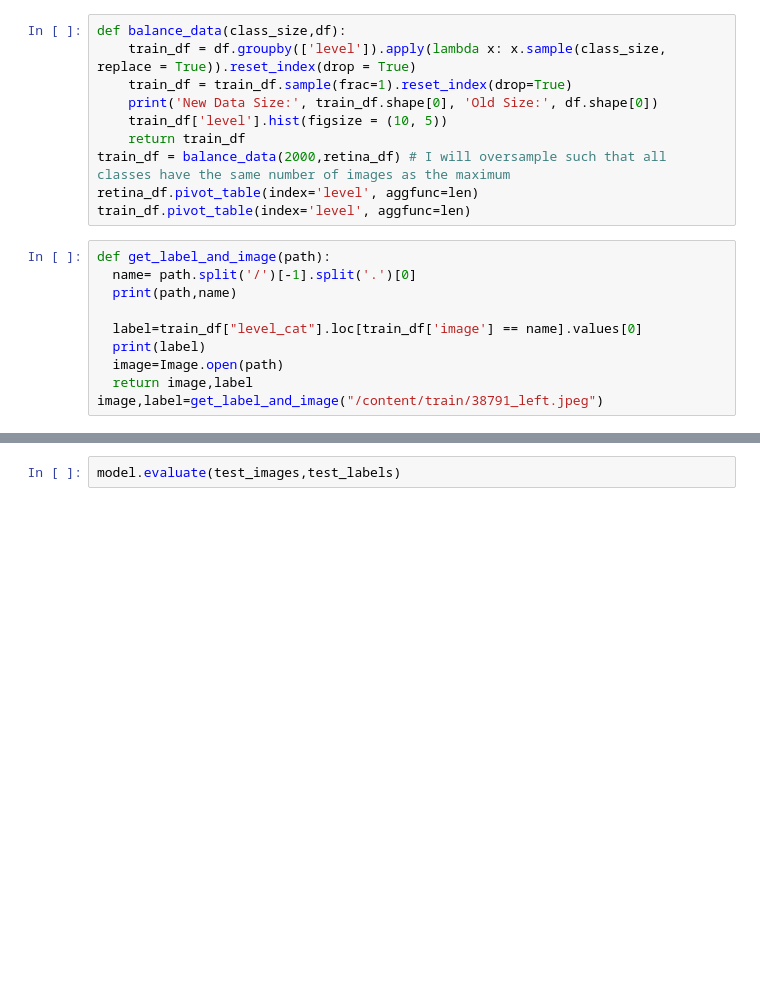
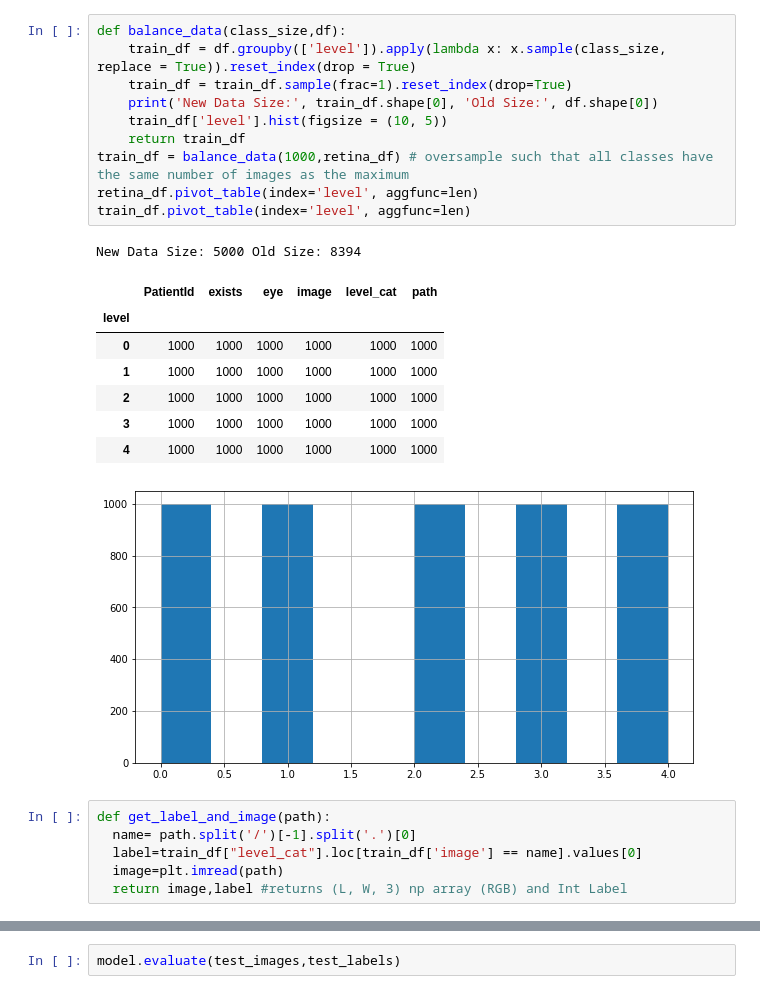
Before and after one commit to Muhammad-Al-Barbary/DR-Detection, a Jupyter notebook: InceptionResNet Training.ipynb, the cells around one changed output, grey strips where cells are left out. Drawn from its saved outputs; the diff is of its cells as text; blank space fills up the shorter version.

Commit message:
training notebook for colab

```diff
--- a/InceptionResNet Training.ipynb
+++ b/InceptionResNet Training.ipynb
@@ -74,21 +88,27 @@ retina_df.sample(10)
 # %%
 def balance_data(class_size,df):
     train_df = df.groupby(['level']).apply(lambda x: x.sample(class_size, replace = True)).reset_index(drop = True)
     train_df = train_df.sample(frac=1).reset_index(drop=True)
     print('New Data Size:', train_df.shape[0], 'Old Size:', df.shape[0])
     train_df['level'].hist(figsize = (10, 5))
     return train_df
-train_df = balance_data(2000,retina_df) # I will oversample such that all classes have the same number of images as the maximum
+train_df = balance_data(1000,retina_df) # oversample such that all classes have the same number of images as the maximum
 retina_df.pivot_table(index='level', aggfunc=len)
 train_df.pivot_table(index='level', aggfunc=len)
+# %% [output]
+New Data Size: 5000 Old Size: 8394
+|  | PatientId | exists | eye | image | level_cat | path |
+| level |  |  |  |  |  |  |
+| 0 | 1000 | 1000 | 1000 | 1000 | 1000 | 1000 |
+| 1 | 1000 | 1000 | 1000 | 1000 | 1000 | 1000 |
+| 2 | 1000 | 1000 | 1000 | 1000 | 1000 | 1000 |
+| 3 | 1000 | 1000 | 1000 | 1000 | 1000 | 1000 |
+| 4 | 1000 | 1000 | 1000 | 1000 | 1000 | 1000 |
+[figure, added]
 # %%
 def get_label_and_image(path):
   name= path.split('/')[-1].split('.')[0]
-  print(path,name)
-
   label=train_df["level_cat"].loc[train_df['image'] == name].values[0]
-  print(label)
-  image=Image.open(path)
-  return image,label
-image,label=get_label_and_image("/content/train/38791_left.jpeg")
+  image=plt.imread(path)
+  return image,label #returns (L, W, 3) np array (RGB) and Int Label
 # %%
```
Also changed, not shown: parts of 13 cells of this notebook.
